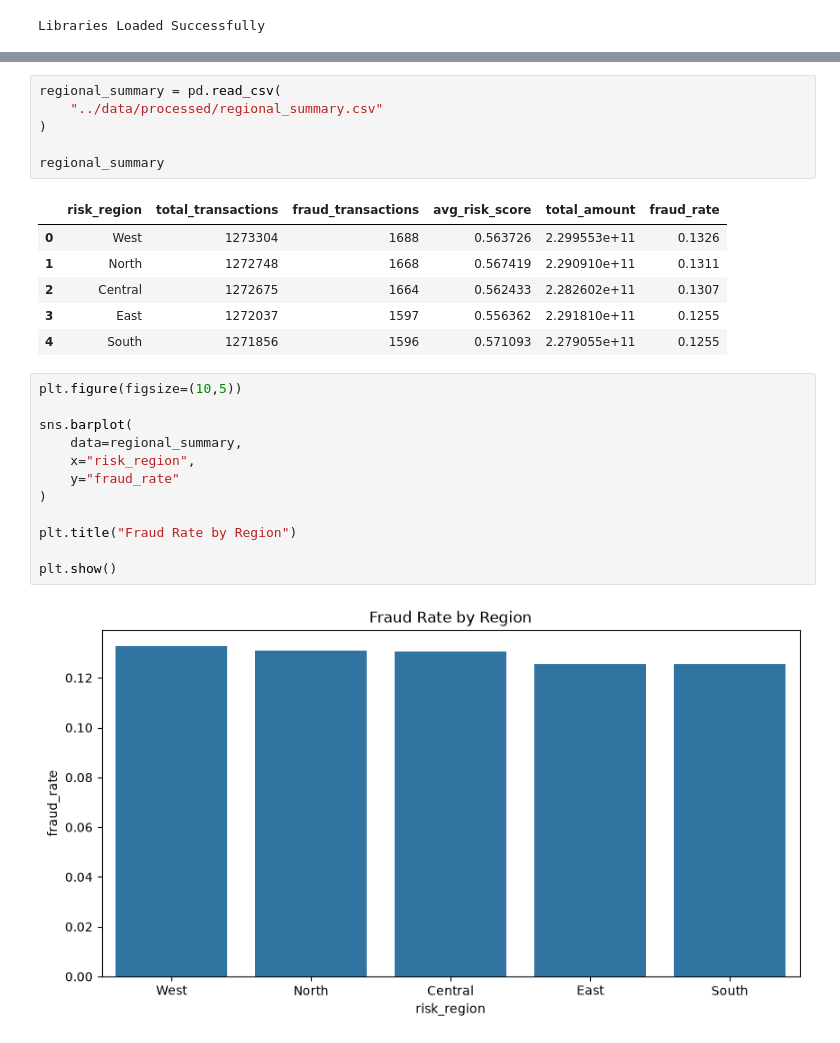
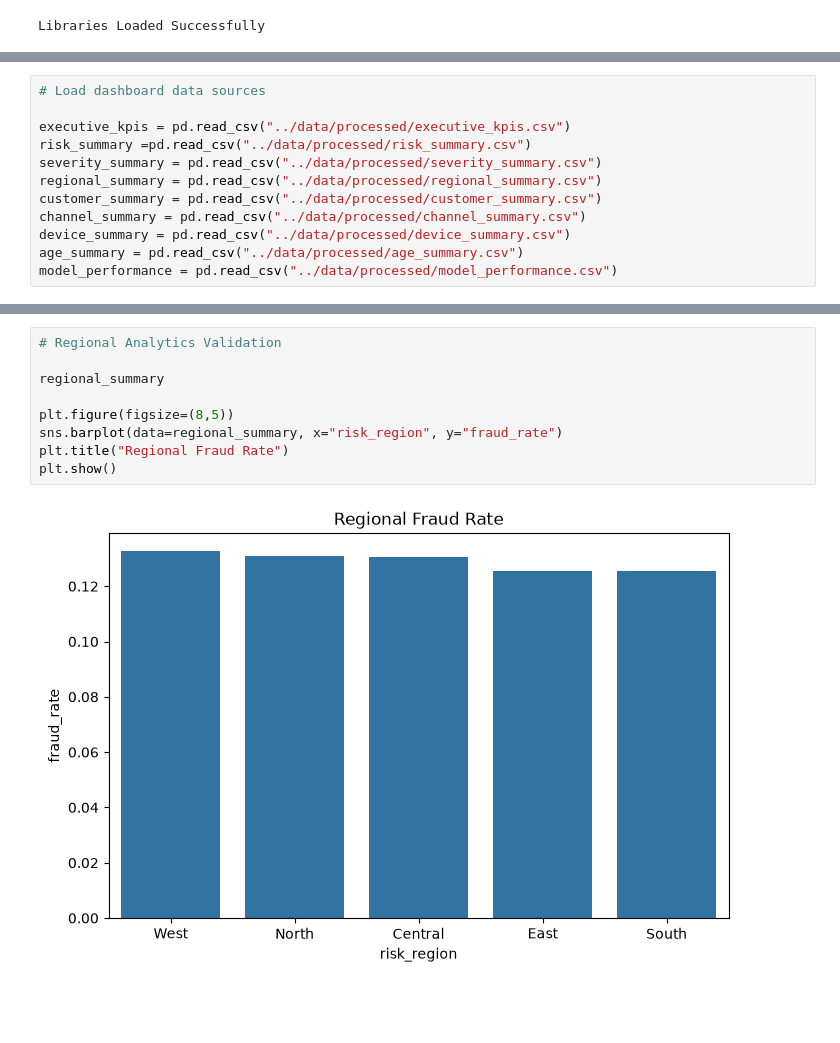
Before and after one commit to sagarmehra69/AI-Powered-Financial-Fraud-Detection-Risk-Analytics-System, a Jupyter notebook: notebooks/07_streamlit_pipeline.ipynb, the cells around one changed output, grey strips where cells are left out. Cells and saved outputs as stored; diff of their text form; blank space fills up the shorter version.

```diff
--- a/notebooks/07_streamlit_pipeline.ipynb
+++ b/notebooks/07_streamlit_pipeline.ipynb
@@ -143,0 +62,12 @@ risk_summary
+# %%
+# Load dashboard data sources
+
+executive_kpis = pd.read_csv("../data/processed/executive_kpis.csv")
+risk_summary =pd.read_csv("../data/processed/risk_summary.csv")
+severity_summary = pd.read_csv("../data/processed/severity_summary.csv")
+regional_summary = pd.read_csv("../data/processed/regional_summary.csv")
+customer_summary = pd.read_csv("../data/processed/customer_summary.csv")
+channel_summary = pd.read_csv("../data/processed/channel_summary.csv")
+device_summary = pd.read_csv("../data/processed/device_summary.csv")
+age_summary = pd.read_csv("../data/processed/age_summary.csv")
+model_performance = pd.read_csv("../data/processed/model_performance.csv")
@@ -213,27 +111,11 @@ plt.show()
-# %%
-regional_summary = pd.read_csv(
-    "../data/processed/regional_summary.csv"
-)
-
-regional_summary
-# %% [output]
-|  | risk_region | total_transactions | fraud_transactions | avg_risk_score | total_amount | fraud_rate |
-| 0 | West | 1273304 | 1688 | 0.563726 | 2.299553e+11 | 0.1326 |
-| 1 | North | 1272748 | 1668 | 0.567419 | 2.290910e+11 | 0.1311 |
-| 2 | Central | 1272675 | 1664 | 0.562433 | 2.282602e+11 | 0.1307 |
-| 3 | East | 1272037 | 1597 | 0.556362 | 2.291810e+11 | 0.1255 |
-| 4 | South | 1271856 | 1596 | 0.571093 | 2.279055e+11 | 0.1255 |
 # %%
-plt.figure(figsize=(10,5))
+# Regional Analytics Validation
 
-sns.barplot(
-    data=regional_summary,
-    x="risk_region",
-    y="fraud_rate"
-)
+regional_summary
 
-plt.title("Fraud Rate by Region")
-
+plt.figure(figsize=(8,5))
+sns.barplot(data=regional_summary, x="risk_region", y="fraud_rate")
+plt.title("Regional Fraud Rate")
 plt.show()
 # %% [output]
-[figure, old version]
+[figure, new version]
```
Also changed, not shown: parts of 24 cells of this notebook.
